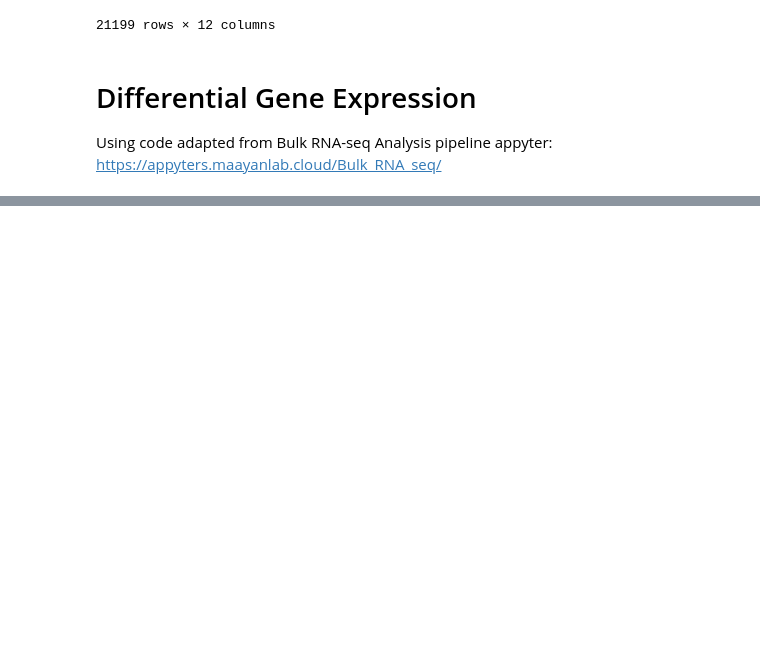
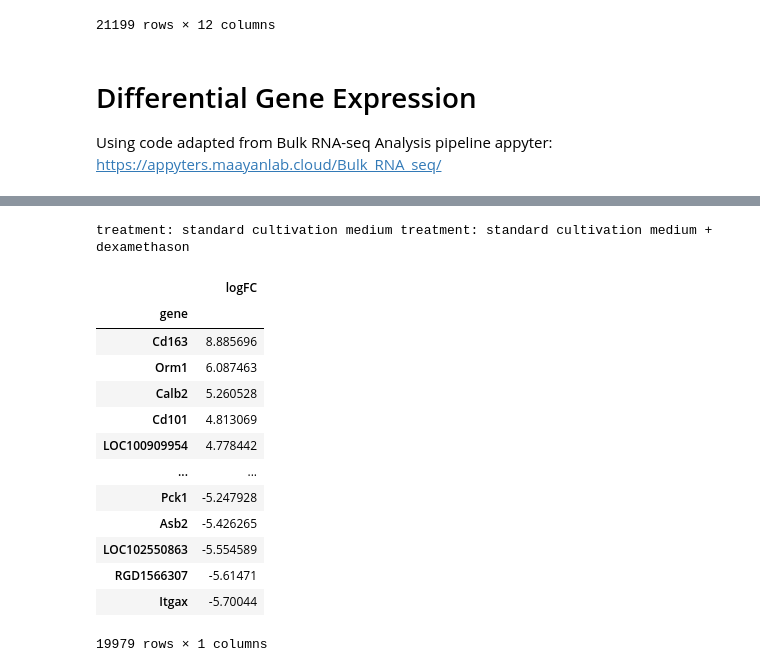
Before and after one commit to MaayanLab/dex-benchmark, a Jupyter notebook: Benchmarking RNA-seq DEG Methods/Benchmarking RNA-seq DEG Methods with the Dexamethasone Benchmark.ipynb, the cells around one changed output, grey strips where cells are left out. Drawn from its saved outputs; the diff is of its cells as text; code cells hidden in the pictures; blank space fills up the shorter version.

```diff
--- a/Benchmarking RNA-seq DEG Methods/Benchmarking RNA-seq DEG Methods with the Dexamethasone Benchmark.ipynb
+++ b/Benchmarking RNA-seq DEG Methods/Benchmarking RNA-seq DEG Methods with the Dexamethasone Benchmark.ipynb
@@ -210,0 +269,23 @@ KeyError: "'limma' not found"
+# %%
+diff_gex_method = 'logFC'
+signatures = get_signatures(control, treatment, dataset, normalization, diff_gex_method, meta_class_column_name, True)
+# %% [output]
+treatment: standard cultivation medium treatment: standard cultivation medium + dexamethason
+# %%
+fc_df = signatures['treatment: standard cultivation medium vs. treatment: standard cultivation medium + dexamethason']
+fc_df
+# %% [output]
+|  | logFC |
+| gene |  |
+| Cd163 | 8.885696 |
+| Orm1 | 6.087463 |
+| Calb2 | 5.260528 |
+| Cd101 | 4.813069 |
+| LOC100909954 | 4.778442 |
+| ... | ... |
+| Pck1 | -5.247928 |
+| Asb2 | -5.426265 |
+| LOC102550863 | -5.554589 |
+| RGD1566307 | -5.61471 |
+| Itgax | -5.70044 |
+19979 rows × 1 columns
```
Also changed, not shown: parts of 16 cells of this notebook.
